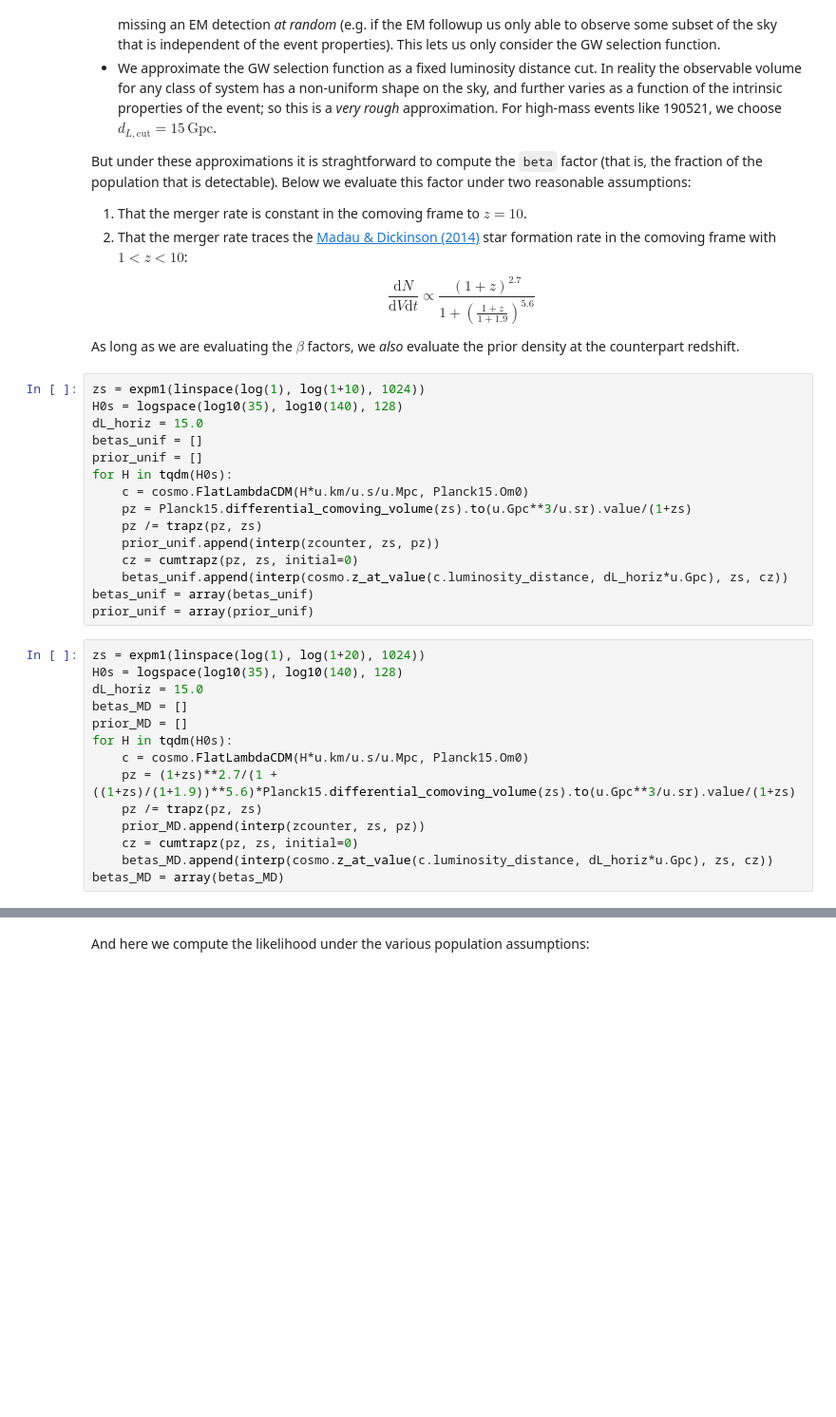
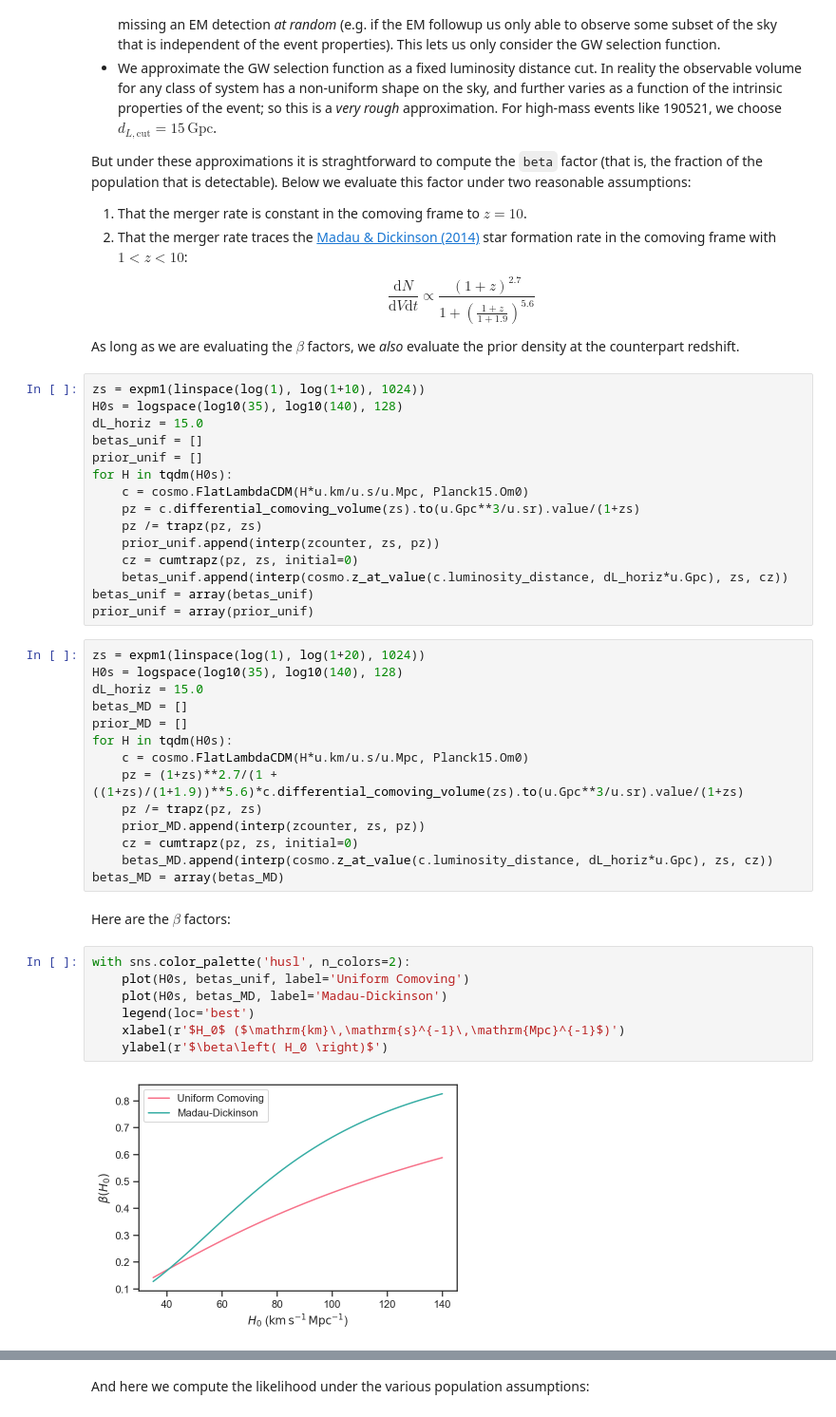
Before and after one commit to farr/GW190521Sky, a Jupyter notebook: CounterpartSky.ipynb, the cells around one changed output, grey strips where cells are left out. Shown at 95% size. Cells and saved outputs as stored; diff of their text form; blank space fills up the shorter version.

```diff
--- a/CounterpartSky.ipynb
+++ b/CounterpartSky.ipynb
@@ -427,7 +443,7 @@ betas_unif = []
 prior_unif = []
 for H in tqdm(H0s):
     c = cosmo.FlatLambdaCDM(H*u.km/u.s/u.Mpc, Planck15.Om0)
-    pz = Planck15.differential_comoving_volume(zs).to(u.Gpc**3/u.sr).value/(1+zs)
+    pz = c.differential_comoving_volume(zs).to(u.Gpc**3/u.sr).value/(1+zs)
     pz /= trapz(pz, zs)
     prior_unif.append(interp(zcounter, zs, pz))
     cz = cumtrapz(pz, zs, initial=0)
@@ -442,12 +458,23 @@ betas_MD = []
 prior_MD = []
 for H in tqdm(H0s):
     c = cosmo.FlatLambdaCDM(H*u.km/u.s/u.Mpc, Planck15.Om0)
-    pz = (1+zs)**2.7/(1 + ((1+zs)/(1+1.9))**5.6)*Planck15.differential_comoving_volume(zs).to(u.Gpc**3/u.sr).value/(1+zs)
+    pz = (1+zs)**2.7/(1 + ((1+zs)/(1+1.9))**5.6)*c.differential_comoving_volume(zs).to(u.Gpc**3/u.sr).value/(1+zs)
     pz /= trapz(pz, zs)
     prior_MD.append(interp(zcounter, zs, pz))
     cz = cumtrapz(pz, zs, initial=0)
     betas_MD.append(interp(cosmo.z_at_value(c.luminosity_distance, dL_horiz*u.Gpc), zs, cz))
 betas_MD = array(betas_MD)
+# %% [markdown]
+Here are the $\beta$ factors:
+# %%
+with sns.color_palette('husl', n_colors=2):
+    plot(H0s, betas_unif, label='Uniform Comoving')
+    plot(H0s, betas_MD, label='Madau-Dickinson')
+    legend(loc='best')
+    xlabel(r'$H_0$ ($\mathrm{km}\,\mathrm{s}^{-1}\,\mathrm{Mpc}^{-1}$)')
+    ylabel(r'$\beta\left( H_0 \right)$')
+# %% [output]
+[figure, added]
 # %%
 figure()
 with sns.color_palette('husl', n_colors=2):
```
Also changed, not shown: parts of 37 cells of this notebook.
